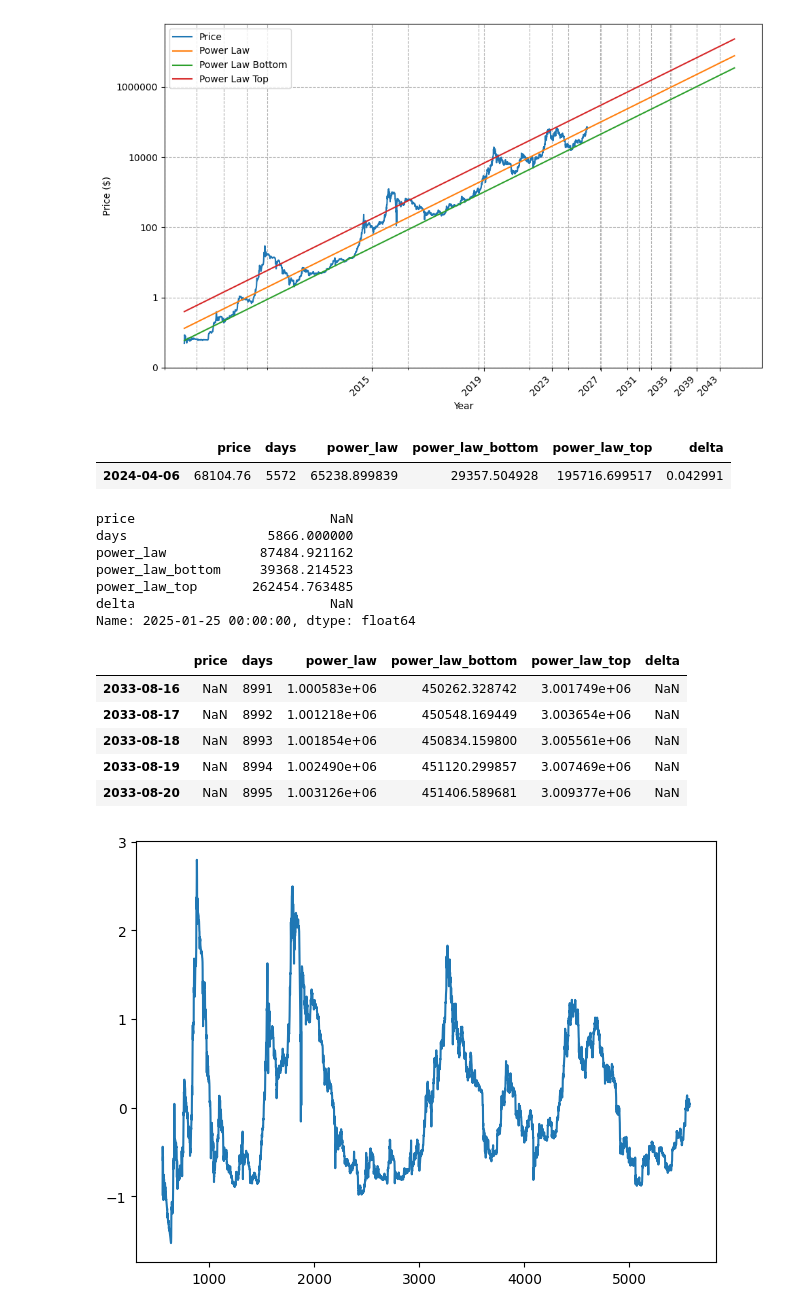
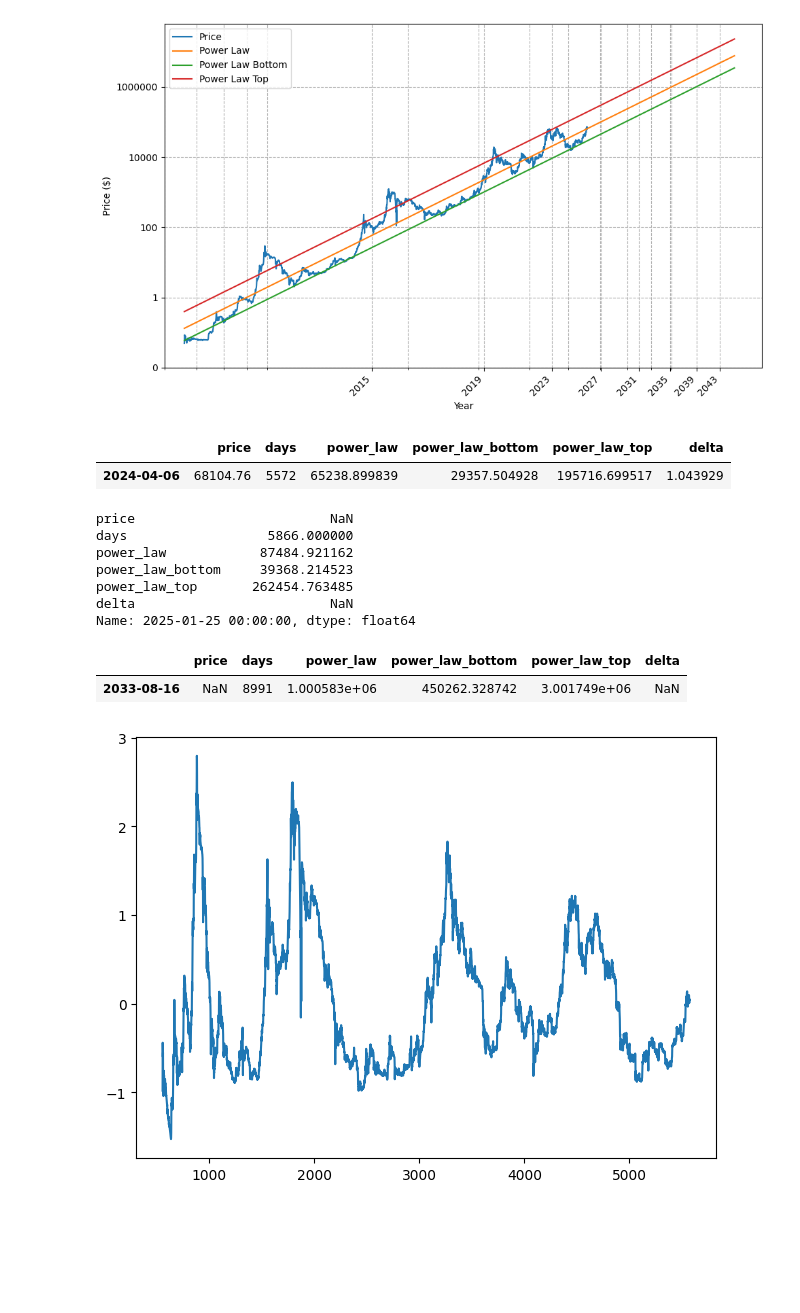
Before and after one commit to dakixr/isbtchot, a Jupyter notebook: notebooks/power_law.ipynb, the cells around one changed output. Cells and saved outputs as stored; diff of their text form; code cells hidden in the pictures; blank space fills up the shorter version.

```diff
--- a/notebooks/power_law.ipynb
+++ b/notebooks/power_law.ipynb
@@ -91,11 +91,13 @@ plt.tight_layout()  # Adjust the padding between and around subplots.
 plt.show()
 # %% [output]
 [figure]
-# %%
-df.dropna().tail(1)
-# %% [output]
-|  | price | days | power_law | power_law_bottom | power_law_top | delta |
-| 2024-04-06 | 68104.76 | 5572 | 65238.899839 | 29357.504928 | 195716.699517 | 0.042991 |
+# %%
+_df = df.dropna().tail(1)
+_df.delta = np.exp(_df.delta)
+_df
+# %% [output]
+|  | price | days | power_law | power_law_bottom | power_law_top | delta |
+| 2024-04-06 | 68104.76 | 5572 | 65238.899839 | 29357.504928 | 195716.699517 | 1.043929 |
 # %%
 df.loc[pd.Timestamp(year=2025, month=1, day=25)]
 # %% [output]
@@ -107,14 +109,10 @@ power_law_top       262454.763485
 delta                         NaN
 Name: 2025-01-25 00:00:00, dtype: float64
 # %%
-df[df.power_law > 1_000_000].head()
+df[df.power_law > 1_000_000].head(1)
 # %% [output]
 |  | price | days | power_law | power_law_bottom | power_law_top | delta |
 | 2033-08-16 | NaN | 8991 | 1.000583e+06 | 450262.328742 | 3.001749e+06 | NaN |
-| 2033-08-17 | NaN | 8992 | 1.001218e+06 | 450548.169449 | 3.003654e+06 | NaN |
-| 2033-08-18 | NaN | 8993 | 1.001854e+06 | 450834.159800 | 3.005561e+06 | NaN |
-| 2033-08-19 | NaN | 8994 | 1.002490e+06 | 451120.299857 | 3.007469e+06 | NaN |
-| 2033-08-20 | NaN | 8995 | 1.003126e+06 | 451406.589681 | 3.009377e+06 | NaN |
 # %%
 plt.plot(df['days'], df["delta"], label='Delta')
 
```
